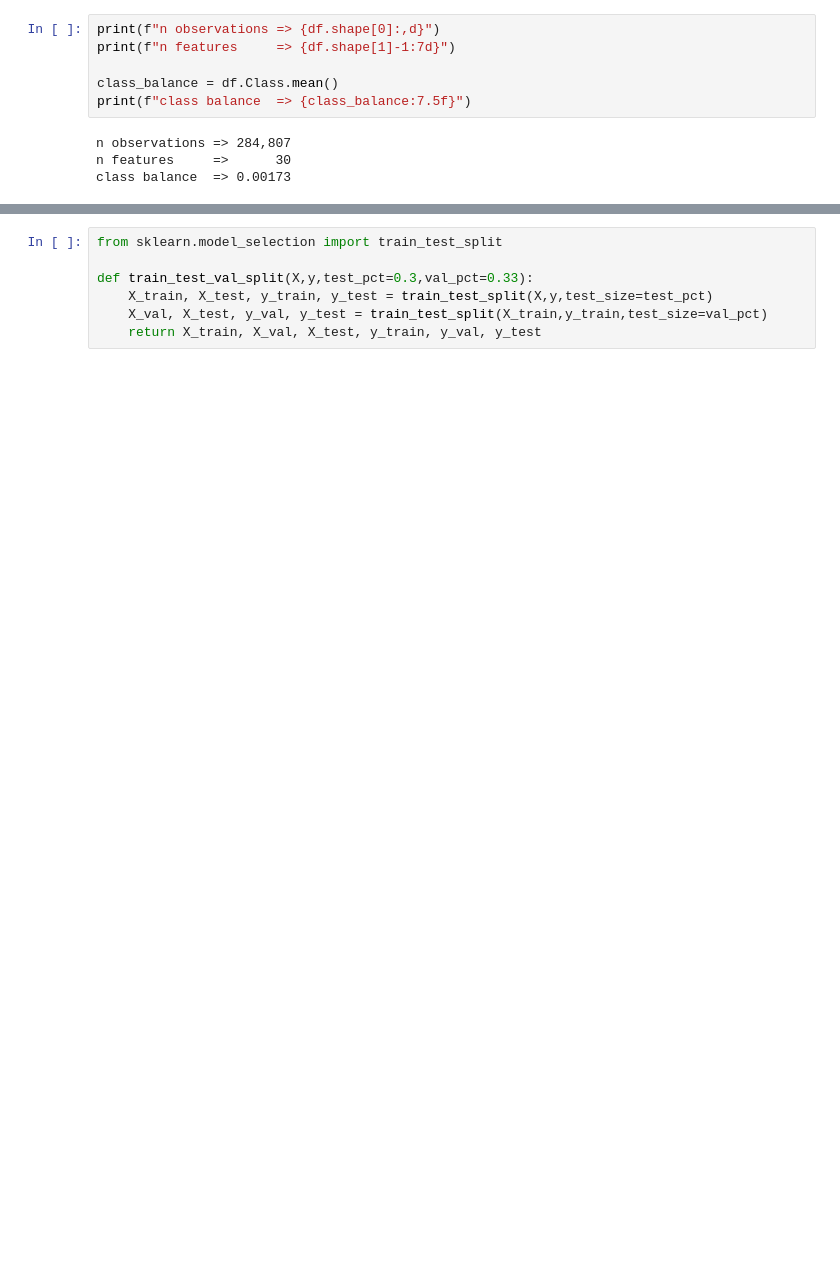
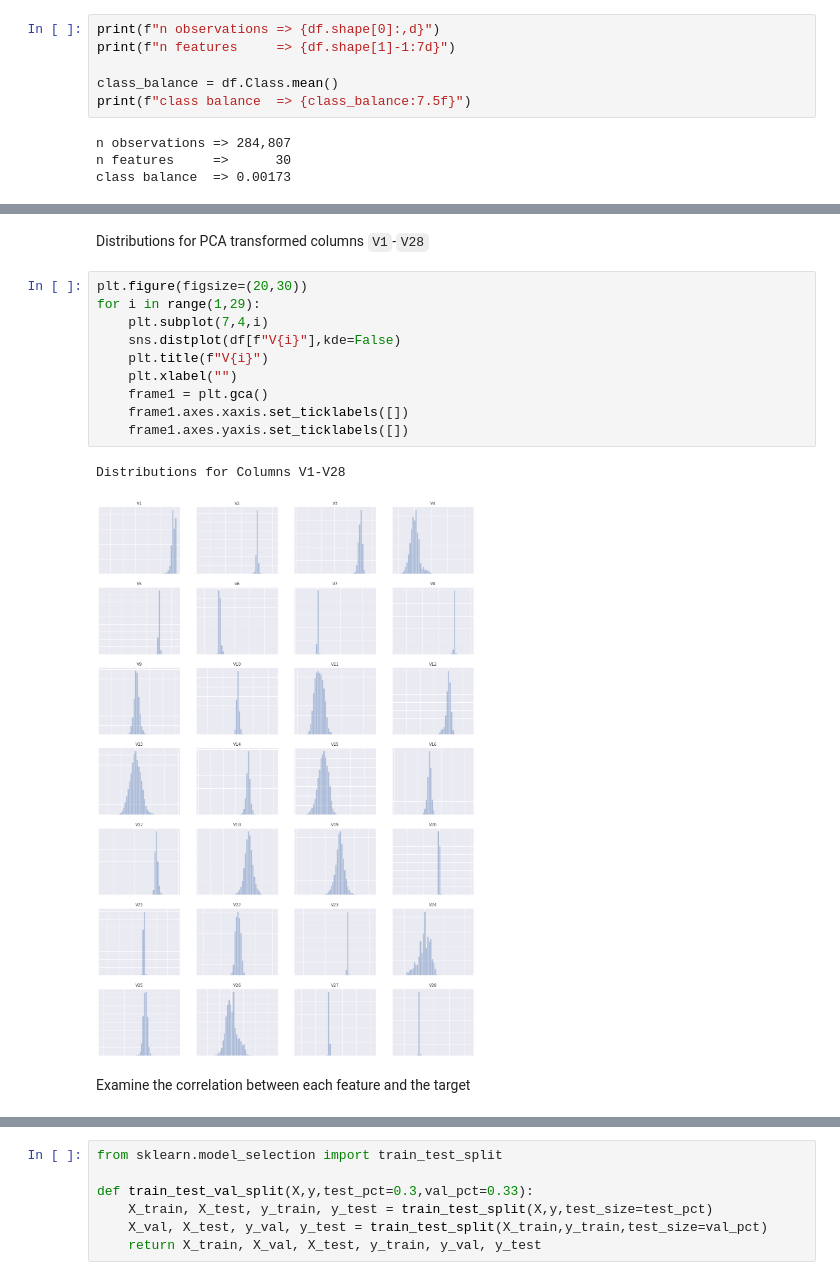
Before and after one commit to a-poor/cc-fraud, a Jupyter notebook: cc-fraud-analysis.ipynb, the cells around one changed output, grey strips where cells are left out. Saved outputs shown, nothing was run; the diff lists cells and outputs as text; blank space fills up the shorter version.

```diff
--- a/cc-fraud-analysis.ipynb
+++ b/cc-fraud-analysis.ipynb
@@ -34,0 +76,17 @@ class balance  => 0.00173
+# %% [markdown]
+Distributions for PCA transformed columns `V1`-`V28`
+# %%
+plt.figure(figsize=(20,30))
+for i in range(1,29):
+    plt.subplot(7,4,i)
+    sns.distplot(df[f"V{i}"],kde=False)
+    plt.title(f"V{i}")
+    plt.xlabel("")
+    frame1 = plt.gca()
+    frame1.axes.xaxis.set_ticklabels([])
+    frame1.axes.yaxis.set_ticklabels([])
+# %% [output]
+Distributions for Columns V1-V28
+[figure, added]
+# %% [markdown]
+Examine the correlation between each feature and the target
```
Also changed, not shown: parts of 27 cells of this notebook, 3 other files.
